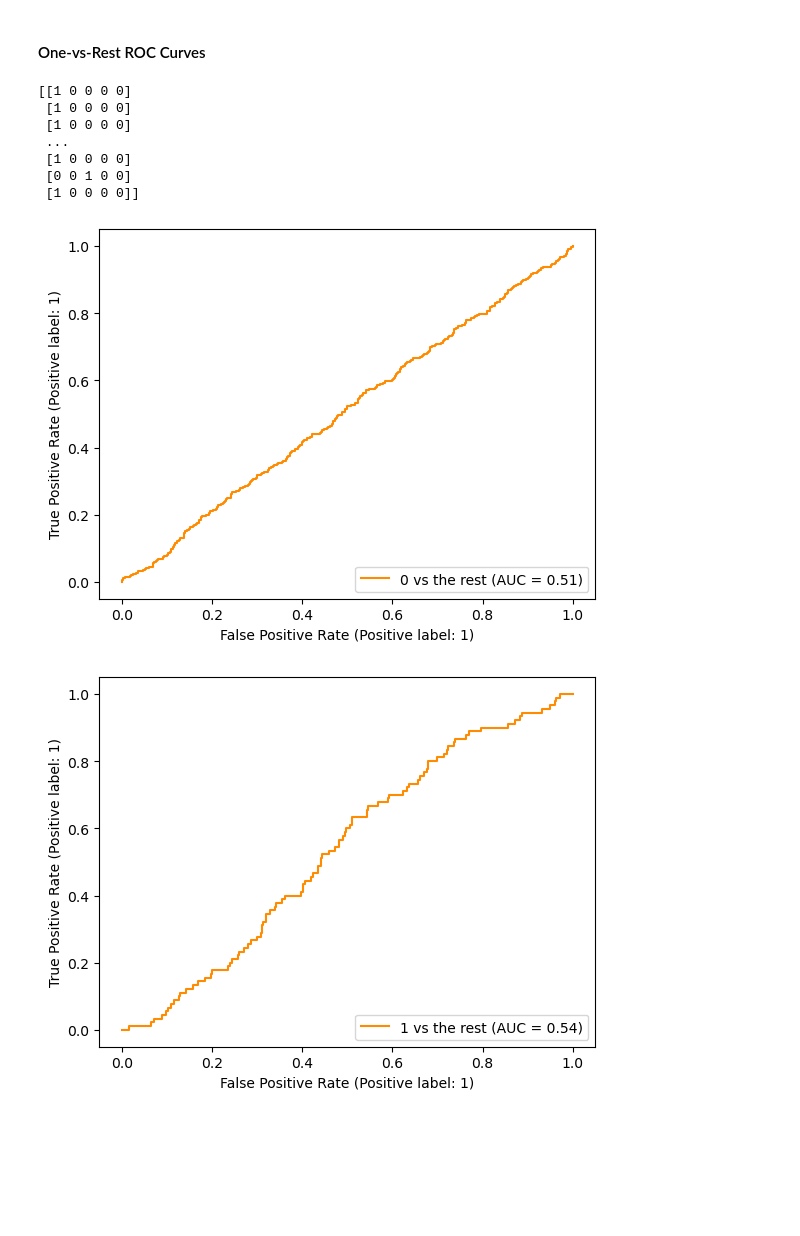
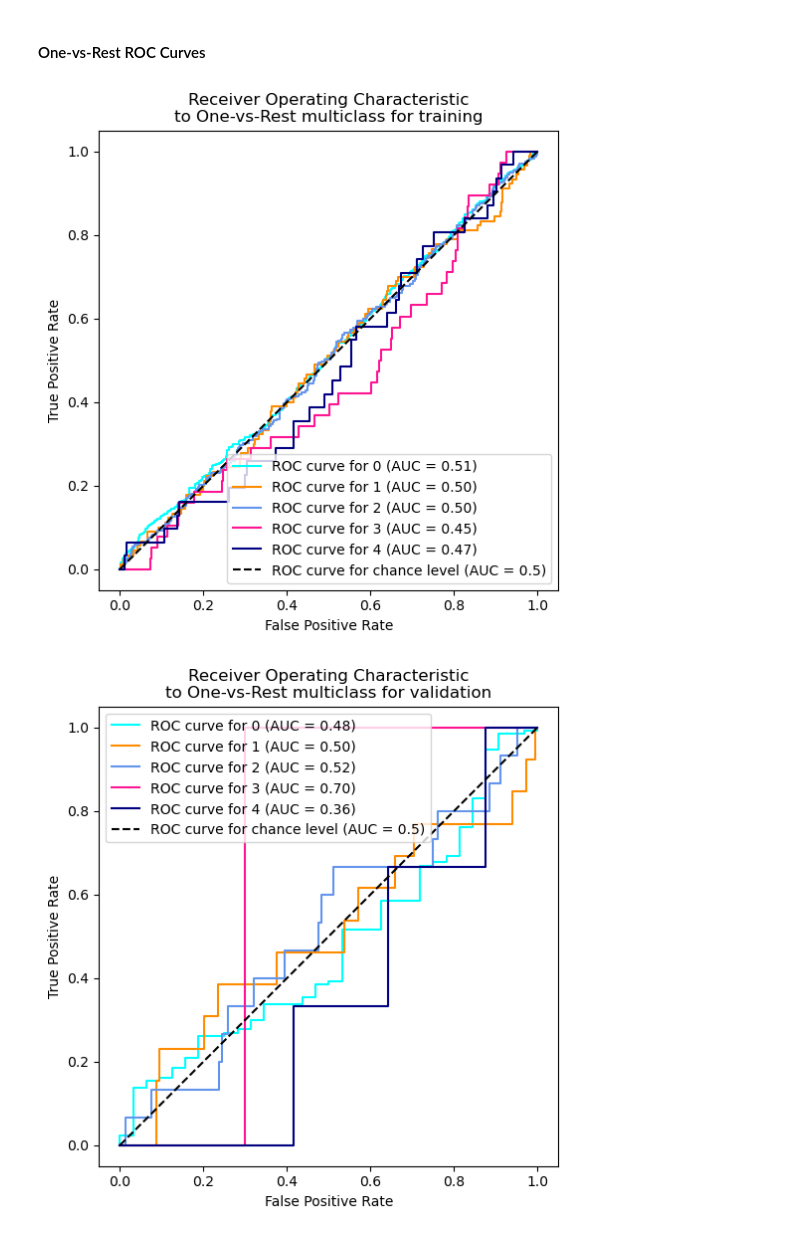
Before and after one commit to jianfeiliu1/DRClassifer, a Jupyter notebook: DR-classification.ipynb, the cells around one changed output. Drawn from its saved outputs; the diff is of its cells as text; code cells hidden in the pictures; blank space fills up the shorter version.

```diff
--- a/DR-classification.ipynb
+++ b/DR-classification.ipynb
@@ -694,56 +700,39 @@ from sklearn.preprocessing import LabelBinarizer
 from sklearn.metrics import RocCurveDisplay
 from itertools import cycle
 
-def display_roc_one_vs_rest(y_true, y_score):
+def display_roc_one_vs_rest(y_true, y_score, display_name):
     fig, ax = plt.subplots(figsize=(6, 6))
-
-    plt.plot(
-        fpr["micro"],
-        tpr["micro"],
-        label=f"micro-average ROC curve (AUC = {roc_auc['micro']:.2f})",
-        color="deeppink",
-        linestyle=":",
-        linewidth=4,
-    )
-
-    plt.plot(
-        fpr["macro"],
-        tpr["macro"],
-        label=f"macro-average ROC curve (AUC = {roc_auc['macro']:.2f})",
-        color="navy",
-        linestyle=":",
-        linewidth=4,
-    `)
 
     label_binarizer = LabelBinarizer().fit([0,1,2,3,4])
     y_onehot_true = label_binarizer.transform(y_true)
 
-    colors = cycle(["aqua", "darkorange", "cornflowerblue"])
+    colors = cycle(["aqua", "darkorange", "cornflowerblue", "deeppink", "navy"])
 
-    for class_id in range(5):
+    for class_id, color in zip(range(5), colors):
         RocCurveDisplay.from_predictions(
             y_onehot_true[:, class_id],
             y_score[:, class_id],
-            name=f"{class_id:01d} vs the rest",
-            color="darkorange",
+            name=f"ROC curve for {class_id:01d}",
+            color=color,
+            ax=ax,
         )
 
-    plt.plot([0, 1], [0, 1], "k--", label="chance level (AUC = 0.5)")
+    plt.plot([0, 1], [0, 1], "k--", label="ROC curve for chance level (AUC = 0.5)")
     plt.axis("square")
     plt.xlabel("False Positive Rate")
     plt.ylabel("True Positive Rate")
-    plt.title("One-vs-Rest ROC curves:\nVirginica vs (Setosa & Versicolor)")
+    plt.title(f'Receiver Operating Characteristic\nto One-vs-Rest multiclass for {display_name}')
     plt.legend()
     plt.show()
 # %%
-display_roc_one_vs_rest(y_true_train, y_prob_train)
+# display ROC curves for training data
+display_roc_one_vs_rest(y_true_train, y_prob_train, 'training')
+
+# display ROC curves for validation data
+display_roc_one_vs_rest(y_true_val, y_prob_val, 'validation')
+
+# display ROC curves for test data
+display_roc_one_vs_rest(y_true_test, y_prob_test, 'testing')
 # %% [output]
-[[1 0 0 0 0]
- [1 0 0 0 0]
- [1 0 0 0 0]
- ...
- [1 0 0 0 0]
- [0 0 1 0 0]
- [1 0 0 0 0]]
-[figure, old version]
+[figure, new version]
-[figure, old version]
+[figure, new version]
```
Also changed, not shown: parts of 17 cells of this notebook, 2 other files.
